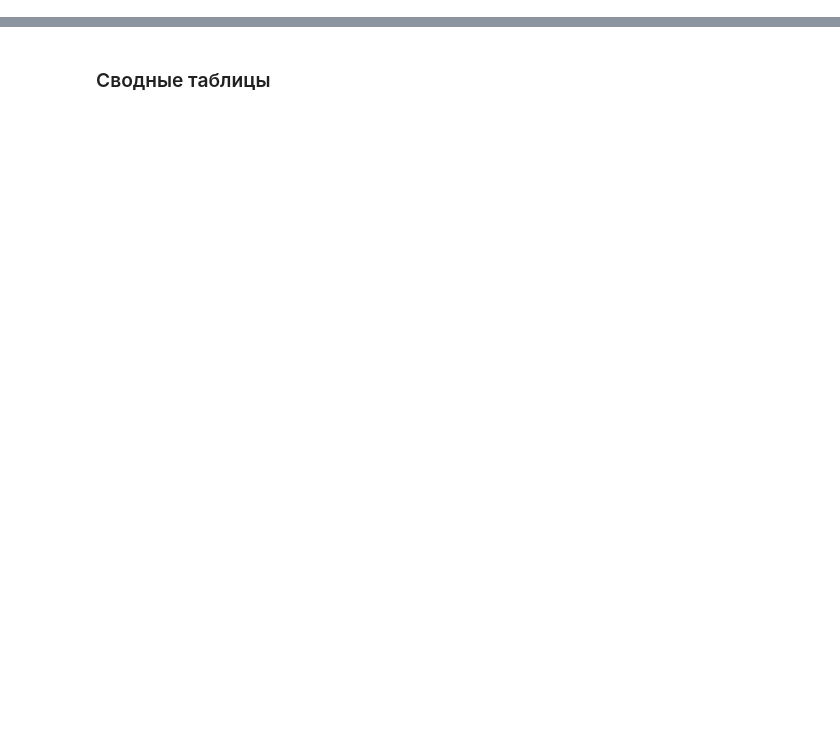
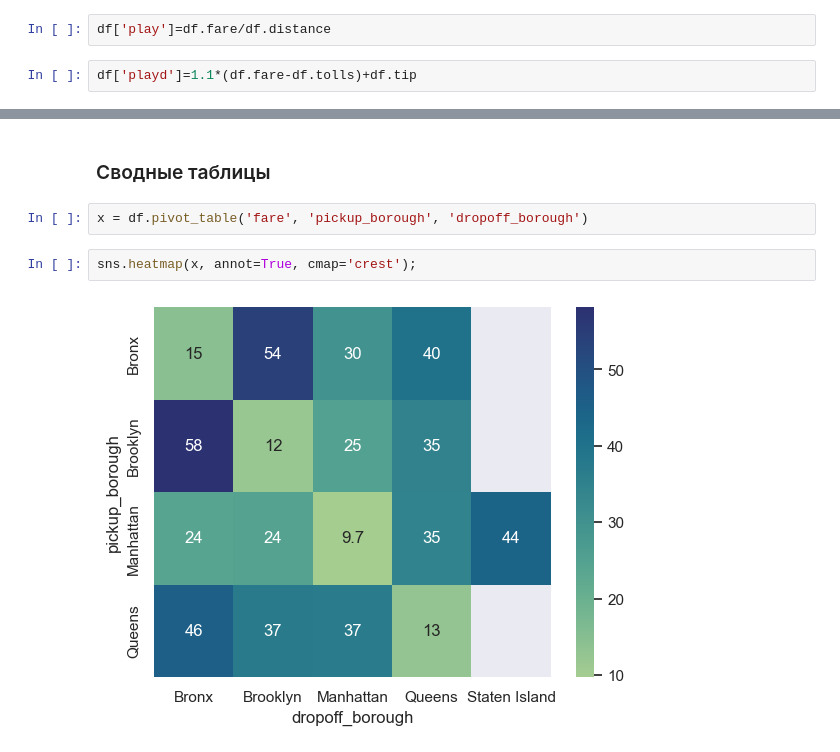
Before and after one commit to gbrs/nadyas_introductory_course, a Jupyter notebook: Untitled.ipynb, the cells around one changed output, grey strips where cells are left out. Saved outputs shown, nothing was run; the diff lists cells and outputs as text; blank space fills up the shorter version.

```diff
--- a/Untitled.ipynb
+++ b/Untitled.ipynb
@@ -130,3 +130,7 @@ memory usage: 703.7+ KB
 ### ufunc
 - плата / дистанция
 - оплата = 10% (платы - пошлины) + чаевые
+# %%
+df['play']=df.fare/df.distance
+# %%
+df['playd']=1.1*(df.fare-df.tolls)+df.tip
@@ -137,2 +159,8 @@ groupby c sum, count, mean
 # %% [markdown]
 ### Сводные таблицы
+# %%
+x = df.pivot_table('fare', 'pickup_borough', 'dropoff_borough')
+# %%
+sns.heatmap(x, annot=True, cmap='crest');
+# %% [output]
+[figure, added]
```
Also changed, not shown: parts of 2 cells of this notebook.
